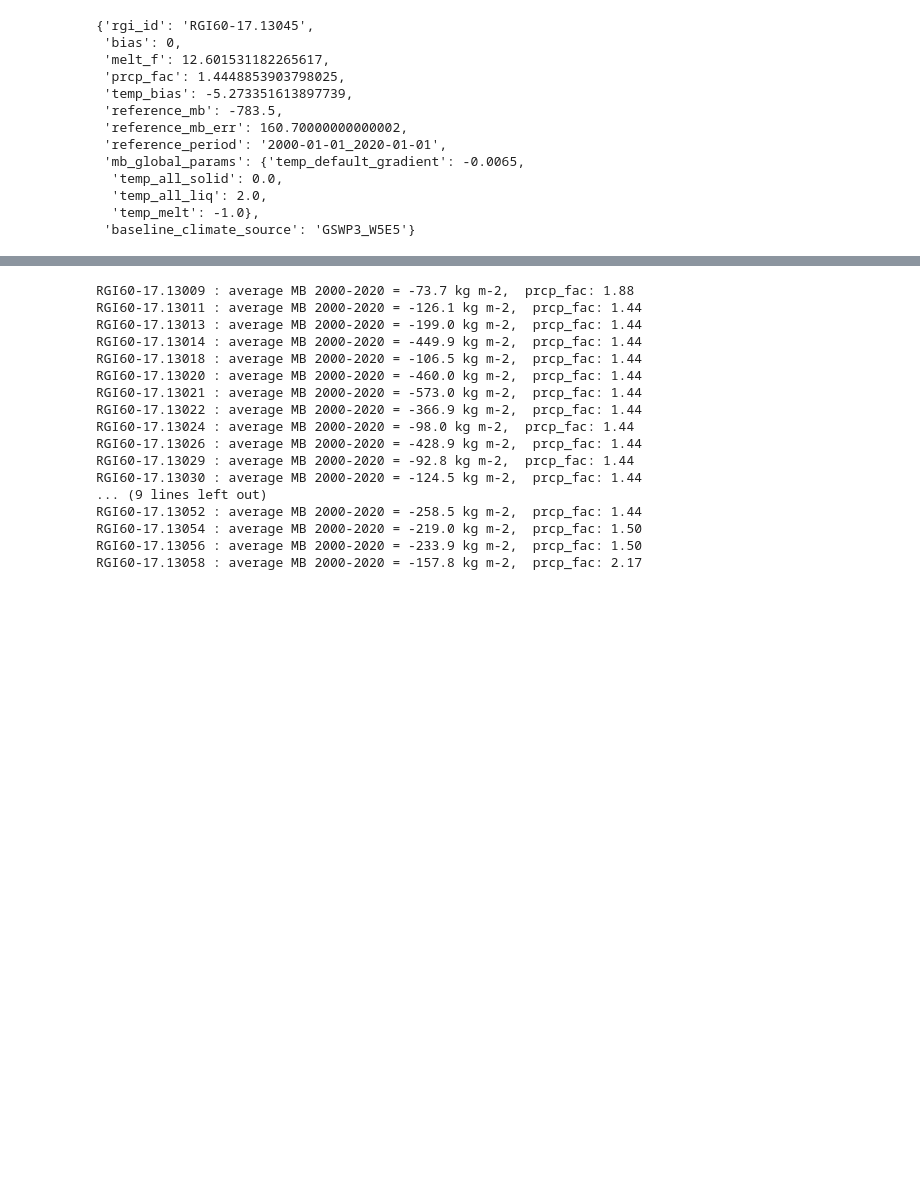
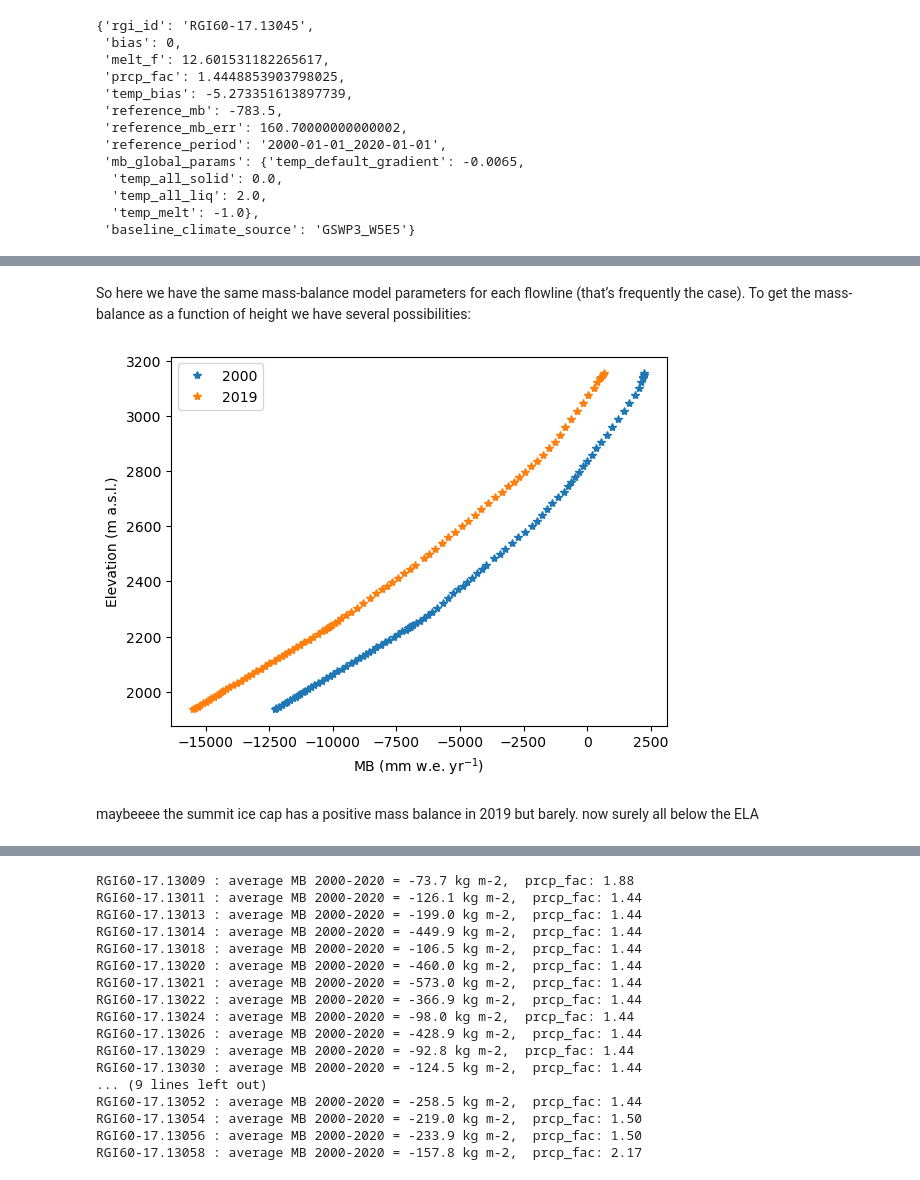
Before and after one commit to millie-spencer/oggm, a Jupyter notebook: compiled_nevados.ipynb, the cells around one changed output, grey strips where cells are left out. Saved outputs shown, nothing was run; the diff lists cells and outputs as text; code cells hidden in the pictures; blank space fills up the shorter version.

```diff
--- a/compiled_nevados.ipynb
+++ b/compiled_nevados.ipynb
@@ -112,3 +139,8 @@ gdir_hef.read_json('mb_calib')
   'temp_all_liq': 2.0,
   'temp_melt': -1.0},
  'baseline_climate_source': 'GSWP3_W5E5'}
+# %%
+cfg.initialize(logging_level='WARNING')
+cfg.PATHS['working_dir'] = utils.gettempdir(dirname='OGGM-ref-mb', reset=True)
+cfg.PARAMS['border'] = 80
+cfg.PARAMS['store_model_geometry'] = True
@@ -114,0 +197,23 @@ gdir_hef.read_json('mb_calib')
+# %% [markdown]
+So here we have the same mass-balance model parameters for each flowline (that’s frequently the case). To get the mass-balance as a function of height we have several possibilities:
+# %%
+# Where the flowlines are:
+heights, widths, mb = mbmod.get_annual_mb_on_flowlines(fls, year=2000)
+# units kg ice per second to mm w.e. per year:
+mb = mb * cfg.SEC_IN_YEAR * cfg.PARAMS['ice_density']
+
+# Plot
+plt.plot(mb, heights, '*', label='2000');
+
+# Another year: (2019 is the latest you can do i guess)
+heights, widths, mb = mbmod.get_annual_mb_on_flowlines(fls, year=2019)
+# units kg ice per second to mm w.e. per year:
+mb = mb * cfg.SEC_IN_YEAR * cfg.PARAMS['ice_density']
+
+# Plot
+plt.plot(mb, heights, '*', label='2019');
+plt.ylabel('Elevation (m a.s.l.)'); plt.xlabel('MB (mm w.e. yr$^{-1}$)'); plt.legend();
+# %% [output]
+[figure, added]
+# %% [markdown]
+maybeeee the summit ice cap has a positive mass balance in 2019 but barely. now surely all below the ELA
```
Also changed, not shown: parts of 54 cells of this notebook, 1 other file.
